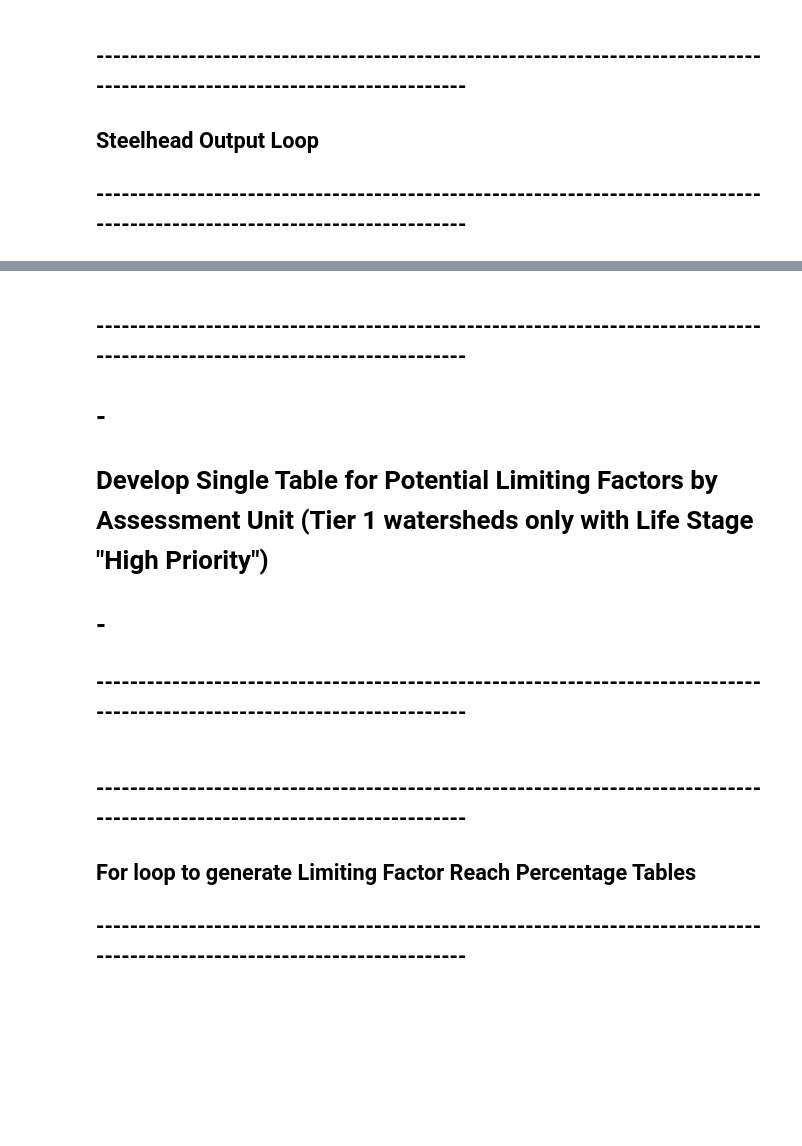
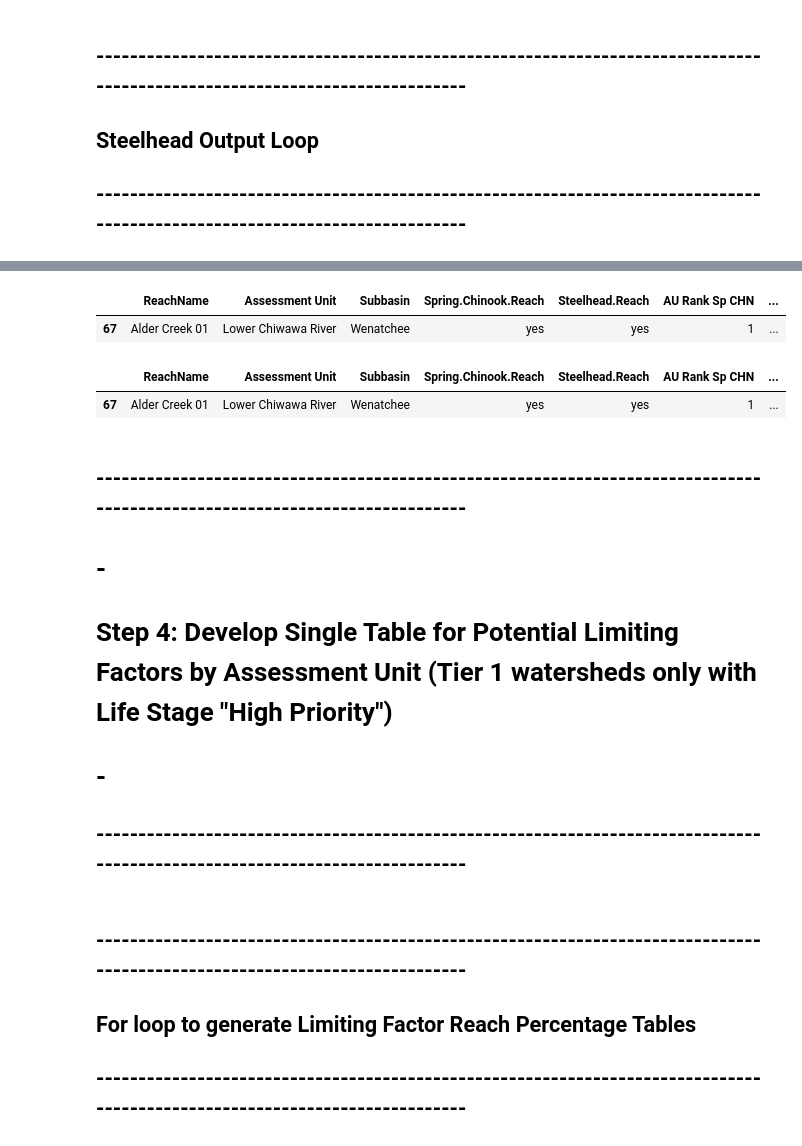
Before and after one commit to rniemeyer07/UCSRB_Prioritization_Python_Scripts, a Jupyter notebook: Limiting_Factors_Output.ipynb, the cells around one changed output, grey strips where cells are left out. Saved outputs shown, nothing was run; the diff lists cells and outputs as text; code cells hidden in the pictures; blank space fills up the shorter version.

```diff
--- a/Limiting_Factors_Output.ipynb
+++ b/Limiting_Factors_Output.ipynb
@@ -238,4 +247,4 @@ habitat_attribute_scores = pd.read_excel('Y:/UCRTT/Prioritization/Step 2/Habitat
                    'HabitatAttribute_Scores')
 # %%
 habitat_quality_scores = pd.read_excel('Y:/UCRTT/Prioritization/Step 2/Habitat Evaluation/MASTER_Step2_HabitatAnalysis.xlsx',
-                   'HabitatQuality_Scores')
+                   'HabitatQuality_Scores', skiprows=[0])
@@ -735,0 +933,21 @@ habitat_attribute_scores[habitat_attribute_scores.ReachName.isin([reach_name])]
+# %%
+
+# -------------- generate empty data frame ------------
+Life_Stage_Habita_Quality_Assessment_Spring_Chinook = pd.DataFrame([])
+Life_Stage_Habita_Quality_Assessment_Steelhead = pd.DataFrame([])
+
+# -------------- strip white space from life stage - habitat attribute data ------------
+habitat_attribute_lifestage = habitat_attribute_lifestage.applymap(lambda x: x.strip() if isinstance(x, str) else x)
+
+# ------------------- make it so "Off-Channel Side-Channels" matches exactly with column names ----
+# column names have "-" between "Side" and "Channels"
+habitat_attribute_lifestage = habitat_attribute_lifestage.replace('Off-Channel- Side Channels', 'Off-Channel- Side-Channels')
+
+# ---------------- life stages and habitat attributes for each species --------------------
+habitat_attribute_lifestage_Spring_Chinook = habitat_attribute_lifestage.loc[habitat_attribute_lifestage.Species == 'Spring Chinook']
+habitat_attribute_lifestage_Steelhead = habitat_attribute_lifestage.loc[habitat_attribute_lifestage.Species == 'Steelhead']
+
+# --------------- get last column to pull from habitat_quality_scores data frame ----------
+habitat_quality_scores_columns = habitat_quality_scores.columns
+habitat_quality_scores_columns = habitat_quality_scores_columns.tolist()
+last_column = habitat_quality_scores_columns.index('HQ_Sum')
@@ -735,0 +1704,13 @@ habitat_attribute_scores[habitat_attribute_scores.ReachName.isin([reach_name])]
+# %%
+# ------------------- JUST for testing code ---------------
+reach_x = 'Alder Creek 01'
+
+# ------------------- choose row with reach habitat data ------------------------
+habitat_quality_scores_row = habitat_quality_scores.loc[habitat_quality_scores.ReachName == reach_x]
+
+# ------------------------ only get part of row with reach info and habitat data --------------
+habitat_quality_scores_row = habitat_quality_scores_row.iloc[:,0:last_column]
+
+# ----------------------- pull life stage presence data for Spring Chinook and Steelhead ------
+reach_life_stage_presence_Spring_Chinook_row = reach_life_stage_presence_Spring_Chinook.loc[reach_life_stage_presence_Spring_Chinook.ReachName == reach_x]
+reach_life_stage_presence_Steelhead_row = reach_life_stage_presence_Steelhead.loc[reach_life_stage_presence_Steelhead.ReachName == reach_x]
@@ -736,8 +2149,35 @@ habitat_attribute_scores[habitat_attribute_scores.ReachName.isin([reach_name])]
+# %%
+# --------------------------------------------------------------------------------------------
+#            Add Life Stage Presence/Absence data to row
+# --------------------------------------------------------------------------------------------
+life_stage_presence = reach_life_stage_presence_Spring_Chinook_row[['SPCH_Adult_Migration','SPCH_Holding','SPCH_Spawning',
+                'SPCH_Fry_Colonization','SPCH_Summer_Rearing','SPCH_Winter_Rearing','SPCH_Smolt_Emigration']]
+life_stage_presence = life_stage_presence.set_index(habitat_quality_scores_row.index)
+
+habitat_quality_scores_row.join(  life_stage_presence )
+# %% [output]
+|  | ReachName | Assessment Unit | Subbasin | Spring.Chinook.Reach | Steelhead.Reach | AU Rank Sp CHN | ... |
+| 67 | Alder Creek 01 | Lower Chiwawa River | Wenatchee | yes | yes | 1 | ... |
+# %%
+
+# --------------------------------------------------------------------------------------------
+#            Add Life Stage Presence/Absence data to row
+# --------------------------------------------------------------------------------------------
+
+# habitat_quality_scores_row_Spring_Chinook =
+habitat_quality_scores_row.join(
+reach_life_stage_presence_Spring_Chinook_row[['SPCH_Adult_Migration','SPCH_Holding','SPCH_Spawning',
+                'SPCH_Fry_Colonization','SPCH_Summer_Rearing','SPCH_Winter_Rearing','SPCH_Smolt_Emigration']],
+    how = 'left'
+ )
+# %% [output]
+|  | ReachName | Assessment Unit | Subbasin | Spring.Chinook.Reach | Steelhead.Reach | AU Rank Sp CHN | ... |
+| 67 | Alder Creek 01 | Lower Chiwawa River | Wenatchee | yes | yes | 1 | ... |
 # %% [markdown]
 ## ---------------------------------------------------------------------------------------------------------------------------
 
 # -
-# Develop Single Table for Potential Limiting Factors by Assessment Unit (Tier 1 watersheds only with Life Stage "High Priority")
+# Step 4: Develop Single Table for Potential Limiting Factors by Assessment Unit (Tier 1 watersheds only with Life Stage "High Priority")
 # -
 
 ## ---------------------------------------------------------------------------------------------------------------------------
```
Also changed, not shown: parts of 81 cells of this notebook, 2 other files.
